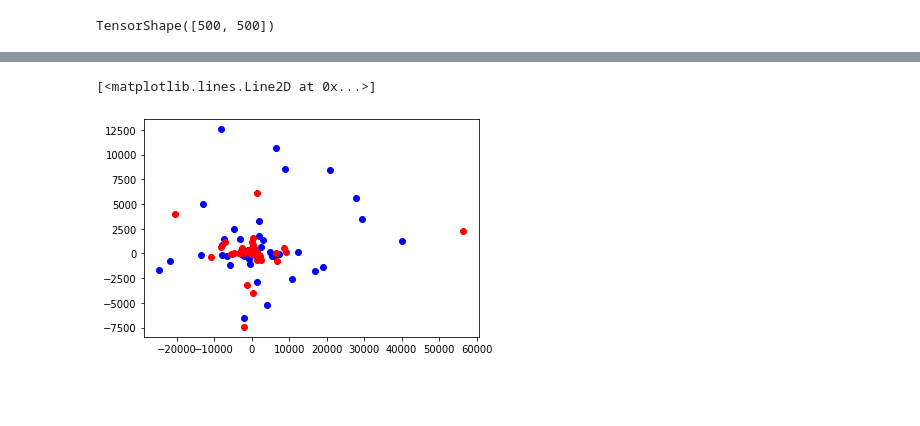
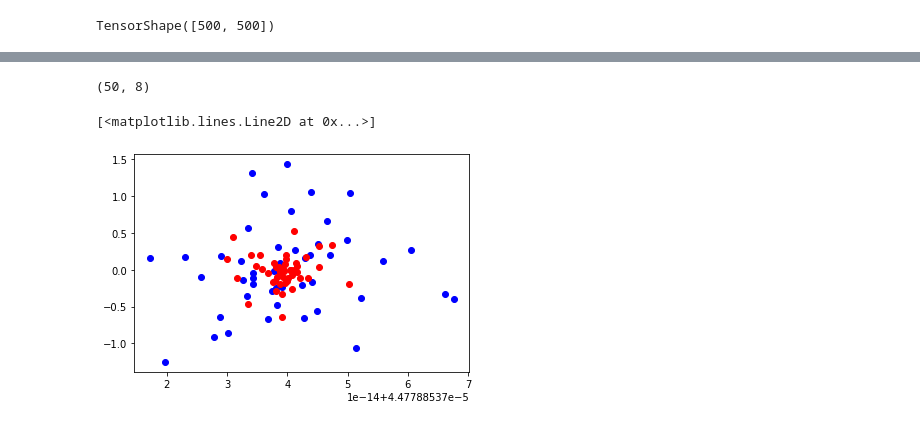
Before and after one commit to karasjoh000/KernelPCA, a Jupyter notebook: h2.ipynb, the cells around one changed output, grey strips where cells are left out. Drawn from its saved outputs; the diff is of its cells as text; code cells hidden in the pictures; blank space fills up the shorter version.

```diff
--- a/h2.ipynb
+++ b/h2.ipynb
@@ -272,0 +342,7 @@ sevens_proj = np.array(sevens_proj)
+# %%
+se = np.sqrt(e)
+projected = []
+for i in range(0, v.shape[0]):
+    projected.append(v[:, i] * se)
+projected = np.array(projected)
+projected.shape
@@ -272,0 +351,11 @@ sevens_proj = np.array(sevens_proj)
+# %%
+projected.shape
+ones_proj = []
+sevens_proj = []
+for i in ones:
+    ones_proj.append(projected[i, 0:8])
+for i in sevens:
+    sevens_proj.append(projected[i, 0:8])
+ones_proj = np.array(ones_proj)
+sevens_proj = np.array(sevens_proj)
+(ones_proj.shape, sevens_proj.shape)
@@ -279,6 +370,25 @@ plt.plot(sevens_proj[0:48, 0], sevens_proj[0:48, 1], 'o', color='red')
+# %%
+onesp = []
+sevensp = []
+for i in ones:
+    components = []
+    for j in range(0, 8):
+        components.append(np.sqrt(e[j]) * v[i, j])
+    onesp.append(components)
+for i in sevens:
+    components = []
+    for j in range(0, 8):
+        components.append(np.sqrt(e[j]) * v[i, j])
+    sevensp.append(components)
+# %%
+sevensp = np.array(sevensp)
+onesp = np.array(onesp)
+onesp.shape
+# %% [output]
+(50, 8)
 # %%
-plt.plot(ones_proj[0:48, 2], ones_proj[0:48, 3], 'o', color='blue')
-plt.plot(sevens_proj[0:48, 2], sevens_proj[0:48, 3], 'o', color='red')
+plt.plot(onesp[0:48, 0], onesp[0:48, 1], 'o', color='blue')
+plt.plot(sevensp[0:48, 0], sevensp[0:48, 1], 'o', color='red')
 # %% [output]
 [<matplotlib.lines.Line2D at 0x...>]
-[figure, old version]
+[figure, new version]
```
Also changed, not shown: parts of 23 cells of this notebook, 1 other file.
